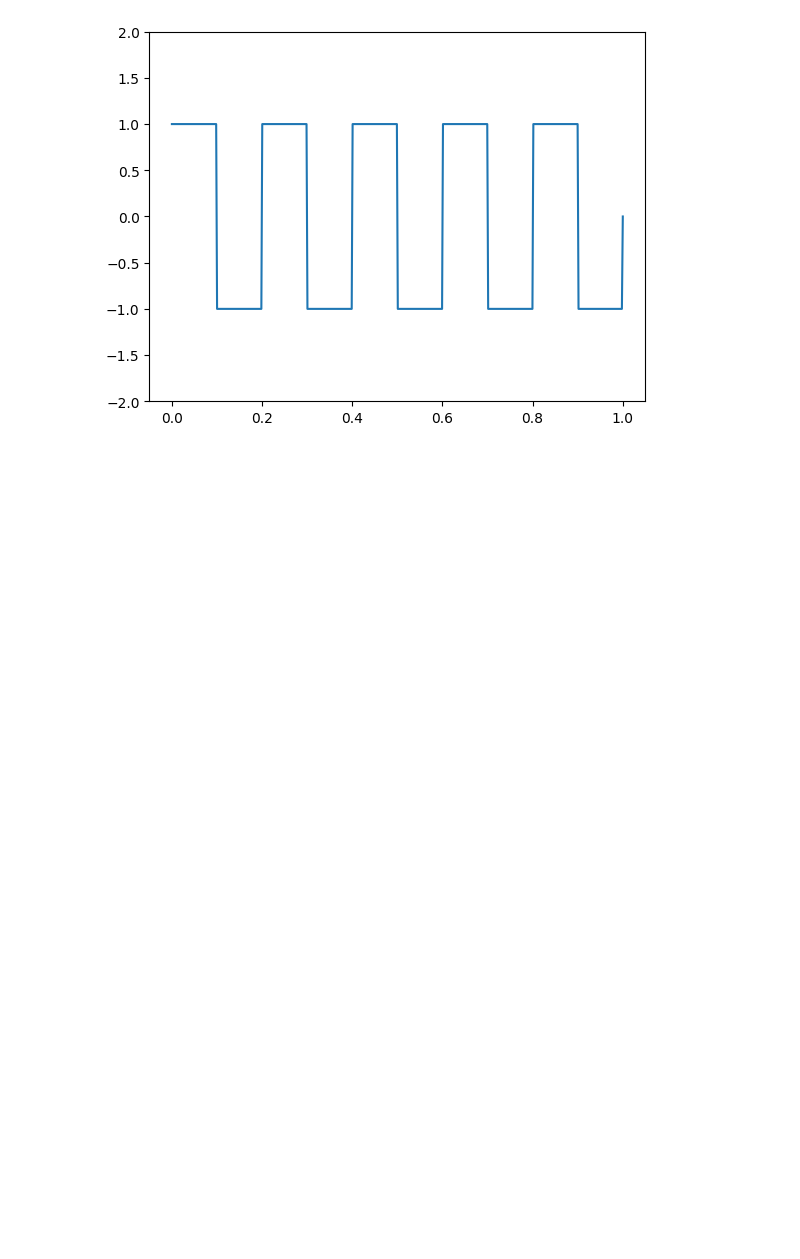
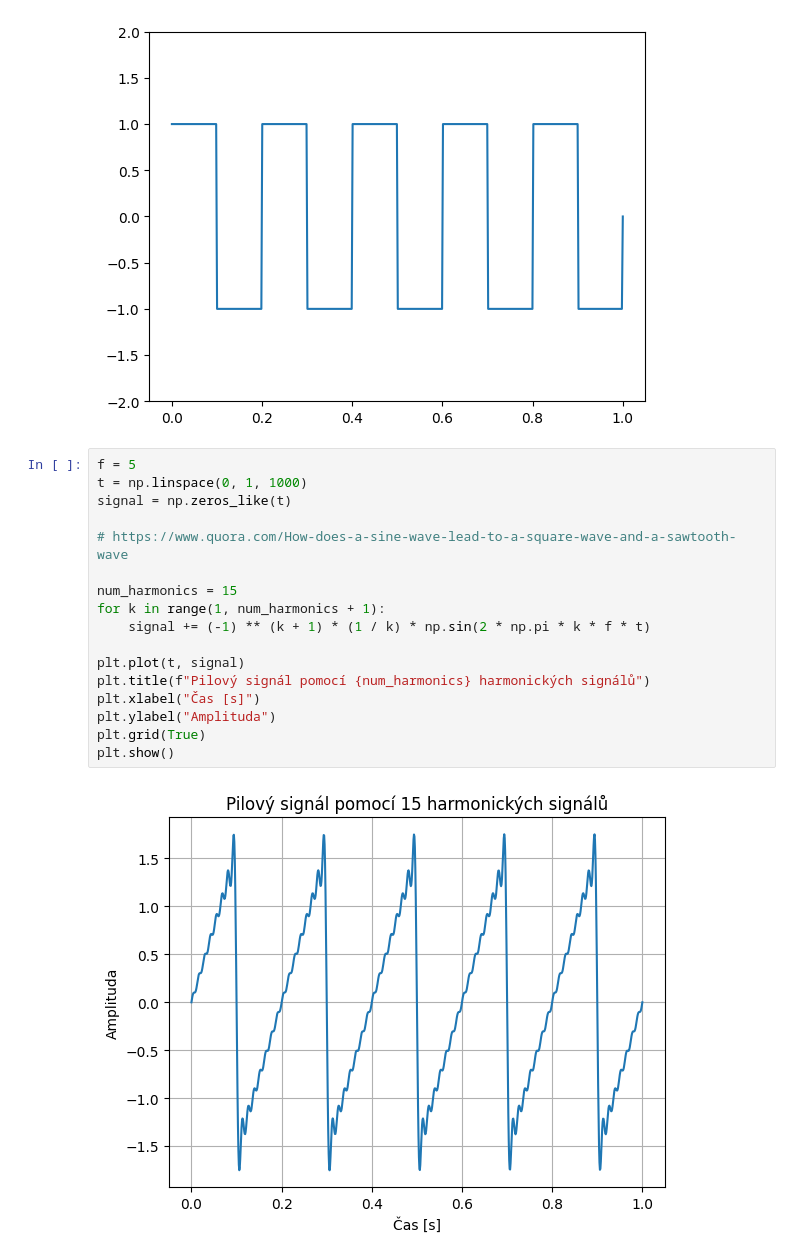
Before and after one commit to ondrejsvorc/UJEP, a Jupyter notebook: PZS/main.ipynb, the cells around one changed output. Drawn from its saved outputs; the diff is of its cells as text; blank space fills up the shorter version.

Commit message:
Sawtooth and squarewave using Fourier (PZS)

```diff
--- a/PZS/main.ipynb
+++ b/PZS/main.ipynb
@@ -233,3 +233,22 @@ plt.ylim(-2, 2)
 # %% [output]
 (-2.0, 2.0)
 [figure]
+# %%
+f = 5
+t = np.linspace(0, 1, 1000)
+signal = np.zeros_like(t)
+
+# https://www.quora.com/How-does-a-sine-wave-lead-to-a-square-wave-and-a-sawtooth-wave
+
+num_harmonics = 15
+for k in range(1, num_harmonics + 1):
+    signal += (-1) ** (k + 1) * (1 / k) * np.sin(2 * np.pi * k * f * t)
+
+plt.plot(t, signal)
+plt.title(f"Pilový signál pomocí {num_harmonics} harmonických signálů")
+plt.xlabel("Čas [s]")
+plt.ylabel("Amplituda")
+plt.grid(True)
+plt.show()
+# %% [output]
+[figure, added]
```
Also changed, not shown: parts of 4 cells of this notebook.
